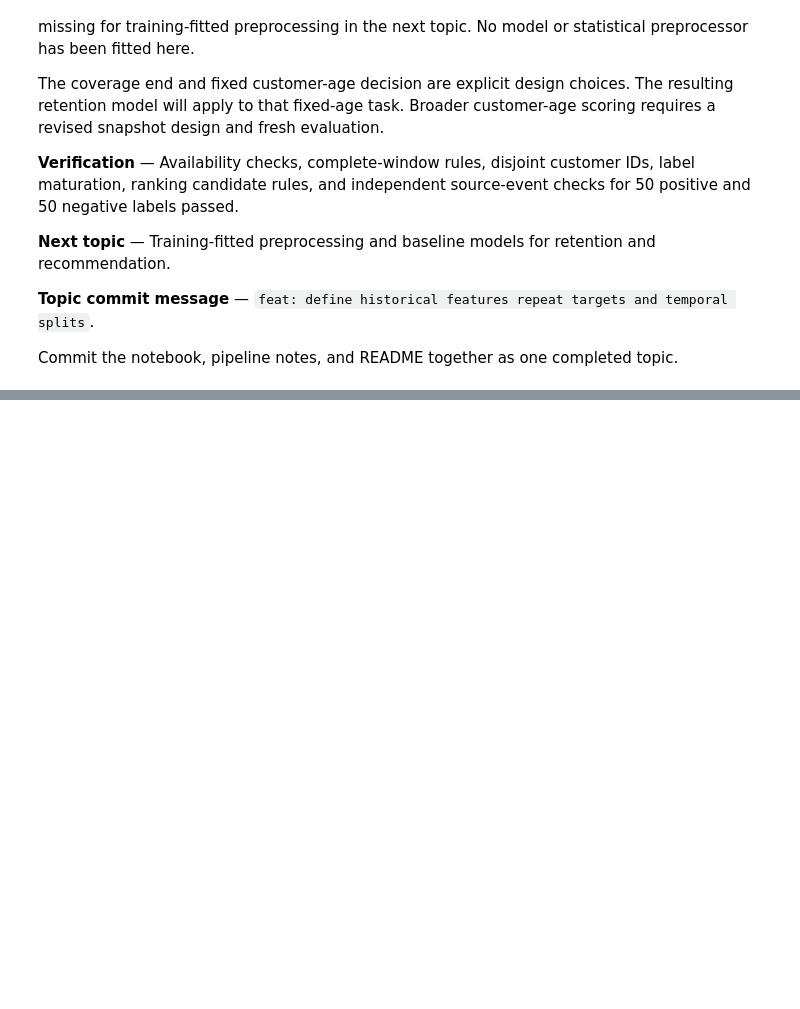
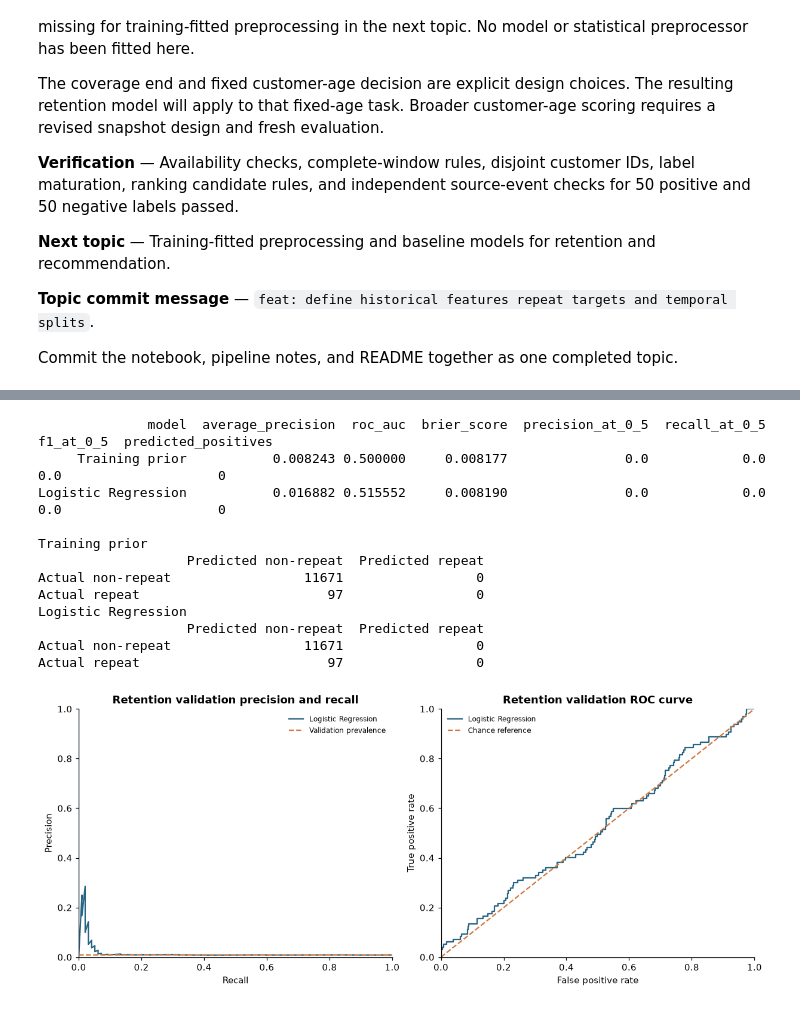
Before and after one commit to oyelurker/cse303-ml-AP24110010128-olist-recommender, a Jupyter notebook: olist_pipeline.ipynb, the cells around one changed output, grey strips where cells are left out. Saved outputs shown, nothing was run; the diff lists cells and outputs as text; code cells hidden in the pictures; blank space fills up the shorter version.

Commit message:
add training-only preprocessing and validated baseline models

```diff
--- a/olist_pipeline.ipynb
+++ b/olist_pipeline.ipynb
@@ -2033,0 +2151,61 @@ Commit the notebook, pipeline notes, and README together as one completed topic.
+# %%
+prior_probability = prior_baseline.predict_proba(dummy_validation_input)[:, 1]
+logistic_probability = logistic_baseline.predict_proba(X_validation)[:, 1]
+
+retention_baseline_rows = []
+validation_confusion_matrices = {}
+for model_name, probability in [
+    ("Training prior", prior_probability),
+    ("Logistic Regression", logistic_probability),
+]:
+    prediction = probability >= 0.5
+    matrix = confusion_matrix(y_validation, prediction, labels=[0, 1])
+    validation_confusion_matrices[model_name] = matrix
+    retention_baseline_rows.append({
+        "model": model_name,
+        "average_precision": average_precision_score(y_validation, probability),
+        "roc_auc": roc_auc_score(y_validation, probability),
+        "brier_score": brier_score_loss(y_validation, probability),
+        "precision_at_0_5": precision_score(y_validation, prediction, zero_division=0),
+        "recall_at_0_5": recall_score(y_validation, prediction, zero_division=0),
+        "f1_at_0_5": f1_score(y_validation, prediction, zero_division=0),
+        "predicted_positives": int(prediction.sum()),
+    })
+retention_baseline_results = pd.DataFrame(retention_baseline_rows)
+print(retention_baseline_results.round(6).to_string(index=False))
+print()
+for model_name, matrix in validation_confusion_matrices.items():
+    print(model_name)
+    print(pd.DataFrame(matrix, index=["Actual non-repeat", "Actual repeat"],
+                       columns=["Predicted non-repeat", "Predicted repeat"]).to_string())
+
+pr_precision, pr_recall, _ = precision_recall_curve(y_validation, logistic_probability)
+false_positive_rate, true_positive_rate, _ = roc_curve(y_validation, logistic_probability)
+validation_prevalence = float(y_validation.mean())
+
+fig, axes = plt.subplots(1, 2, figsize=(11, 4.5), layout="constrained")
+axes[0].plot(pr_recall, pr_precision, color="#286484", label="Logistic Regression")
+axes[0].axhline(validation_prevalence, color="#d17a3e", linestyle="--", label="Validation prevalence")
+axes[0].set(xlim=(0, 1), ylim=(0, 1), title="Retention validation precision and recall",
+            xlabel="Recall", ylabel="Precision")
+axes[0].legend(frameon=False, fontsize=8)
+axes[1].plot(false_positive_rate, true_positive_rate, color="#286484", label="Logistic Regression")
+axes[1].plot([0, 1], [0, 1], "--", color="#d17a3e", label="Chance reference")
+axes[1].set(xlim=(0, 1), ylim=(0, 1), title="Retention validation ROC curve",
+            xlabel="False positive rate", ylabel="True positive rate")
+axes[1].legend(frameon=False, fontsize=8)
+plt.show()
+# %% [output]
+              model  average_precision  roc_auc  brier_score  precision_at_0_5  recall_at_0_5  f1_at_0_5  predicted_positives
+     Training prior           0.008243 0.500000     0.008177               0.0            0.0        0.0                    0
+Logistic Regression           0.016882 0.515552     0.008190               0.0            0.0        0.0                    0
+
+Training prior
+                   Predicted non-repeat  Predicted repeat
+Actual non-repeat                 11671                 0
+Actual repeat                        97                 0
+Logistic Regression
+                   Predicted non-repeat  Predicted repeat
+Actual non-repeat                 11671                 0
+Actual repeat                        97                 0
+[figure, added]
```
Also changed, not shown: parts of 13 cells of this notebook, 3 other files.
